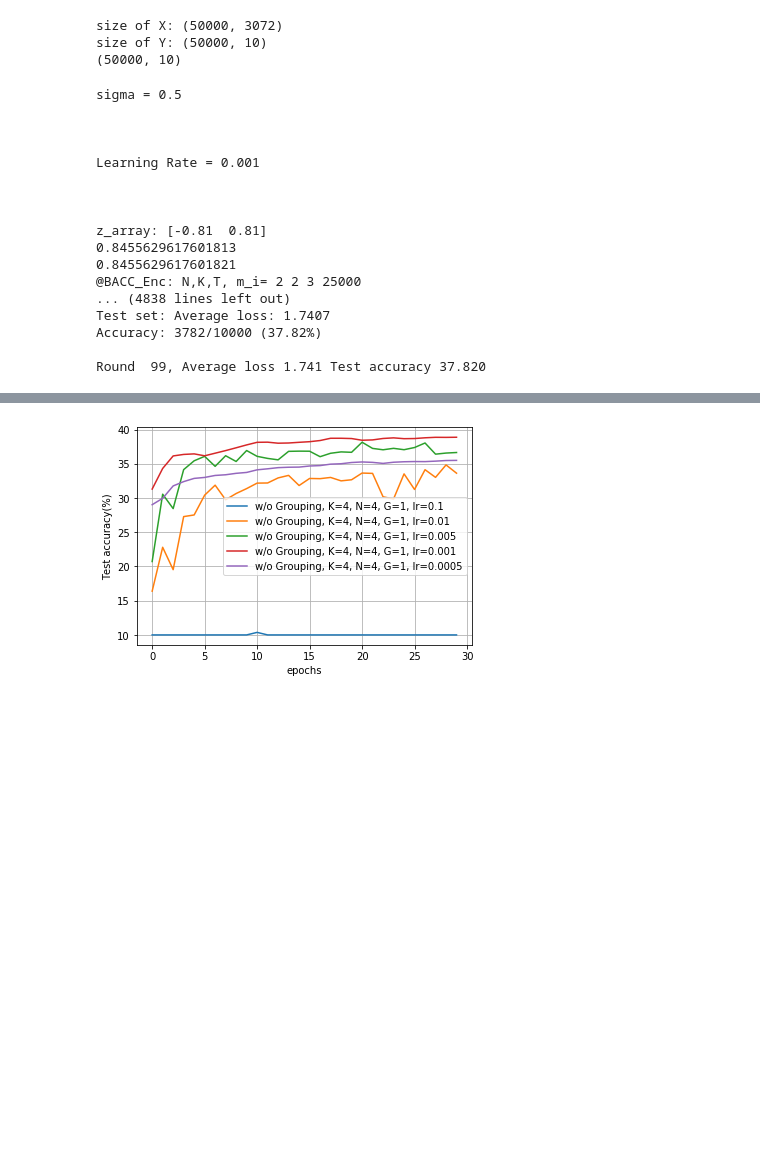
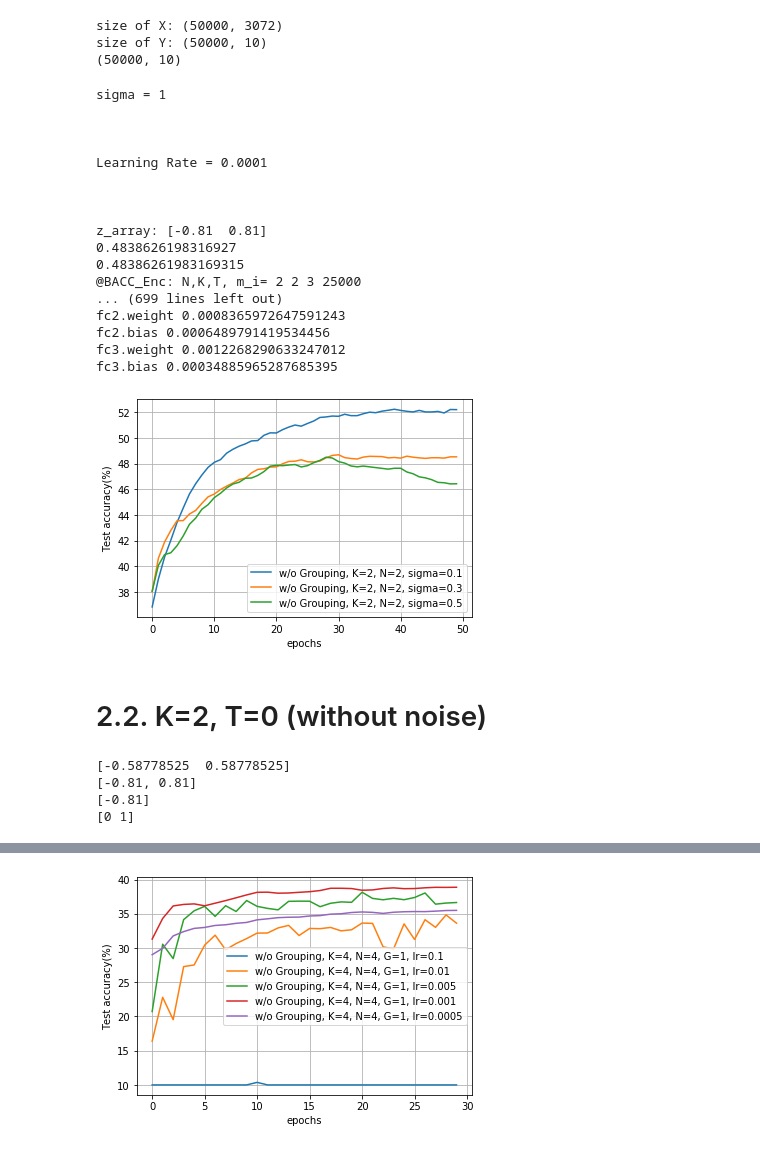
Before and after one commit to jinhyun-so/CodedPrivateNN, a Jupyter notebook: BACC_CIFAR10.ipynb, the cells around one changed output, grey strips where cells are left out. Cells and saved outputs as stored; diff of their text form; code cells hidden in the pictures; blank space fills up the shorter version.

```diff
--- a/BACC_CIFAR10.ipynb
+++ b/BACC_CIFAR10.ipynb
@@ -339,16 +339,16 @@ N_array = [2]
 B_array = [0.5]
 
 N_trials = 1
-N_epochs = 100
+N_epochs = 50
 
-lr_array = [0.001] # 0.001 is the bset
+lr_array = [0.0001] # 0.001 is the bset
 
-sigma_array = [0.5,1,1.5]
+sigma_array = [1]
 # lr_array = [0.1, 0.01, 0.005, 0.001,0.0005]
 
 
-loss_test_arr_K4_G1_v2 = np.zeros((len(sigma_array),len(lr_array),N_trials,N_epochs))
-acc_test_arr_K4_G1_v2  = np.zeros((len(sigma_array),len(lr_array),N_trials,N_epochs))
+loss_test_arr_K4_G1_v3 = np.zeros((len(sigma_array),len(lr_array),N_trials,N_epochs))
+acc_test_arr_K4_G1_v3  = np.zeros((len(sigma_array),len(lr_array),N_trials,N_epochs))
 
 N = 2
 for sigma_idx in range(len(sigma_array)):
@@ -419,7 +419,7 @@ for sigma_idx in range(len(sigma_array)):
                 idxs_users = np.sort(idxs_users)
                 print('selected users:',idxs_users)
 
-                coded_net = BACC_Enc_Model_withNoise_v4(net_glob.cuda(), N, K, T, 1, alpha_array, z_array, _Noise_Alloc=Noise_Alloc)
+                coded_net = BACC_Enc_Model_withNoise_v4(net_glob.cuda(), N, K, T, sigma, alpha_array, z_array, _Noise_Alloc=Noise_Alloc)
 
                 dec_z_array = []
                 for idx in idxs_users: #for idx in range(N):
@@ -446,26 +446,26 @@ for sigma_idx in range(len(sigma_array)):
             #     loss_train_arr.append(loss_train)
 
                 acc_test, loss_test = test_img(net_glob, dataset_test, args)
-                acc_test_arr_K4_G1_v2[sigma_idx][lr_idx][trial_idx][iter] = acc_test
-                loss_test_arr_K4_G1_v2[sigma_idx][lr_idx][trial_idx][iter] = loss_test
+                acc_test_arr_K4_G1_v3[sigma_idx][lr_idx][trial_idx][iter] = acc_test
+                loss_test_arr_K4_G1_v3[sigma_idx][lr_idx][trial_idx][iter] = loss_test
                 if iter % 1 ==0:
                     print('Round {:3d}, Average loss {:.3f} Test accuracy {:.3f}'.format(iter, loss_test, acc_test))
                 #print(loss_train)
 # %% [output]
-sigma = 0.5
+sigma = 1
 
 
 
-Learning Rate = 0.001
+Learning Rate = 0.0001
 
 
 
 z_array: [-0.81  0.81]
-0.8455629617601813
-0.8455629617601821
+0.4838626198316927
+0.48386261983169315
 @BACC_Enc: N,K,T, m_i= 2 2 3 25000
-... (4838 lines left out)
-Test set: Average loss: 1.7407
-Accuracy: 3782/10000 (37.82%)
-
-Round  99, Average loss 1.741 Test accuracy 37.820
+... (699 lines left out)
+fc2.weight 0.0008365972647591243
+fc2.bias 0.0006489791419534456
+fc3.weight 0.0012268290633247012
+fc3.bias 0.00034885965287685395
@@ -472,3 +477,43 @@ Round  99, Average loss 1.741 Test accuracy 37.820
+# %%
+# lr_array = [0.1, 0.01, 0.005, 0.001,0.0005]
+
+plt.plot(acc_test_arr_K4_G1_v2[0,0,0,0:50],label='w/o Grouping, K=2, N=2, sigma=0.1' )
+plt.plot(acc_test_arr_K4_G1_v2[1,0,0,0:50],label='w/o Grouping, K=2, N=2, sigma=0.3' )
+plt.plot(acc_test_arr_K4_G1_v2[2,0,0,0:50],label='w/o Grouping, K=2, N=2, sigma=0.5' )
+# plt.plot(acc_test_arr_K4_G1[0,3,0,0:30],label='w/o Grouping, K=4, N=4, G=1, lr=0.001' )
+# plt.plot(acc_test_arr_K4_G1[0,4,0,0:30],label='w/o Grouping, K=4, N=4, G=1, lr=0.0005' )
+
+
+# plt.plot(acc_test_arr_uncoded,'r',label='uncoded')
+plt.legend()
+plt.grid()
+# plt.title(title_name)
+plt.xlabel('epochs')
+plt.ylabel('Test accuracy(%)')
+plt.show()
+# %% [output]
+[figure, added]
+# %% [markdown]
+# 2.2. K=2, T=0 (without noise)
+# %%
+# K=2
+# T=3
+# j_array = np.array(range(K+T))
+# alpha_array = np.cos((2*j_array+1)*math.pi/(2*(K+T))) #np.cos((2*j_array+1)*math.pi/(2*K))
+# print(alpha_array)
+
+print(alpha_array[Signal_Alloc])
+
+print(z_array)
+
+print(dec_z_array)
+
+print(idxs_users)
+# %% [output]
+[-0.58778525  0.58778525]
+[-0.81, 0.81]
+[-0.81]
+[0 1]
 # %%
 from models.Update import LocalUpdate_with_BACC
 from models.Fed import FedAvg_with_BACC_Dec
```
Also changed, not shown: parts of 9 cells of this notebook, 2 other files.
